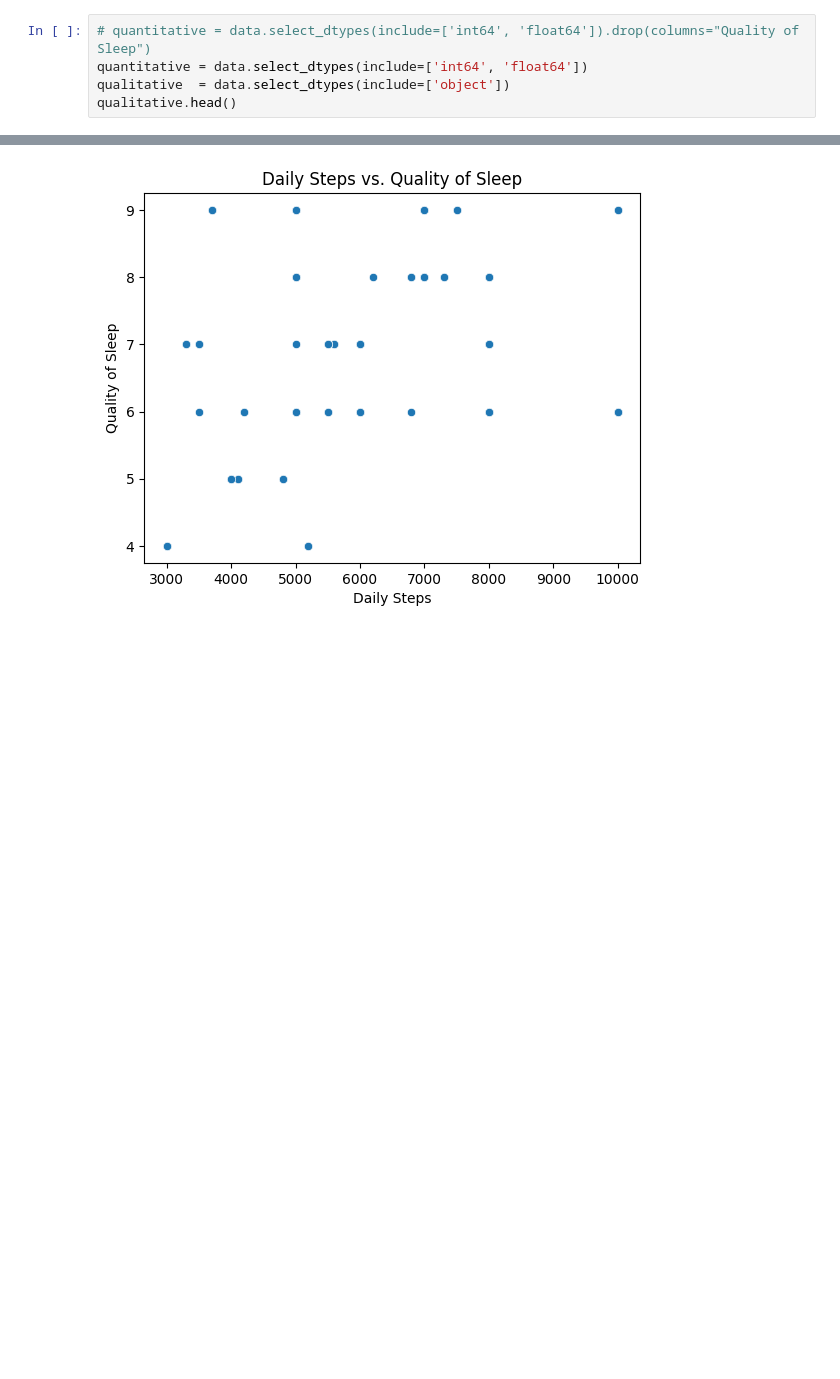
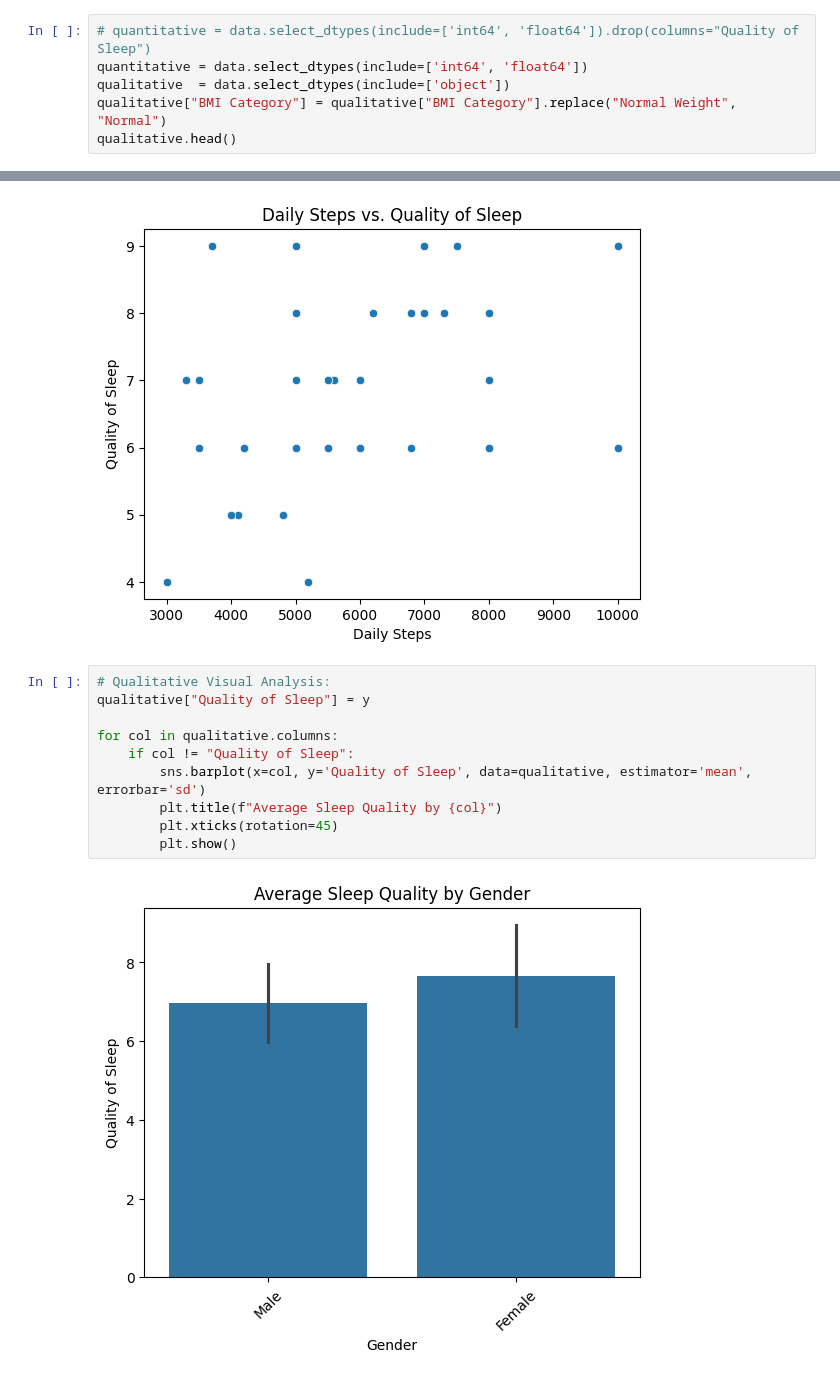
Before and after one commit to JacobTyree1/Sleep-And-Health-Experiment, a Jupyter notebook: DataSciencePractice.ipynb, the cells around one changed output, grey strips where cells are left out. Drawn from its saved outputs; the diff is of its cells as text; blank space fills up the shorter version.

Commit message:
Added Qualitative Visual Analysis

```diff
--- a/DataSciencePractice.ipynb
+++ b/DataSciencePractice.ipynb
@@ -53,6 +53,7 @@ memory usage: 38.1+ KB
 # quantitative = data.select_dtypes(include=['int64', 'float64']).drop(columns="Quality of Sleep")
 quantitative = data.select_dtypes(include=['int64', 'float64'])
 qualitative  = data.select_dtypes(include=['object'])
+qualitative["BMI Category"] = qualitative["BMI Category"].replace("Normal Weight", "Normal")
 qualitative.head()
 # %% [output]
 |  | Gender | Occupation | BMI Category | Blood Pressure | Sleep Disorder |
@@ -78,3 +79,15 @@ for col in quantitative.columns:
 [figure]
 [figure]
 [figure]
+# %%
+# Qualitative Visual Analysis:
+qualitative["Quality of Sleep"] = y
+
+for col in qualitative.columns:
+    if col != "Quality of Sleep":
+        sns.barplot(x=col, y='Quality of Sleep', data=qualitative, estimator='mean', errorbar='sd')
+        plt.title(f"Average Sleep Quality by {col}")
+        plt.xticks(rotation=45)
+        plt.show()
+# %% [output]
+[figure, added]
```
Also changed, not shown: parts of 1 cell of this notebook.
